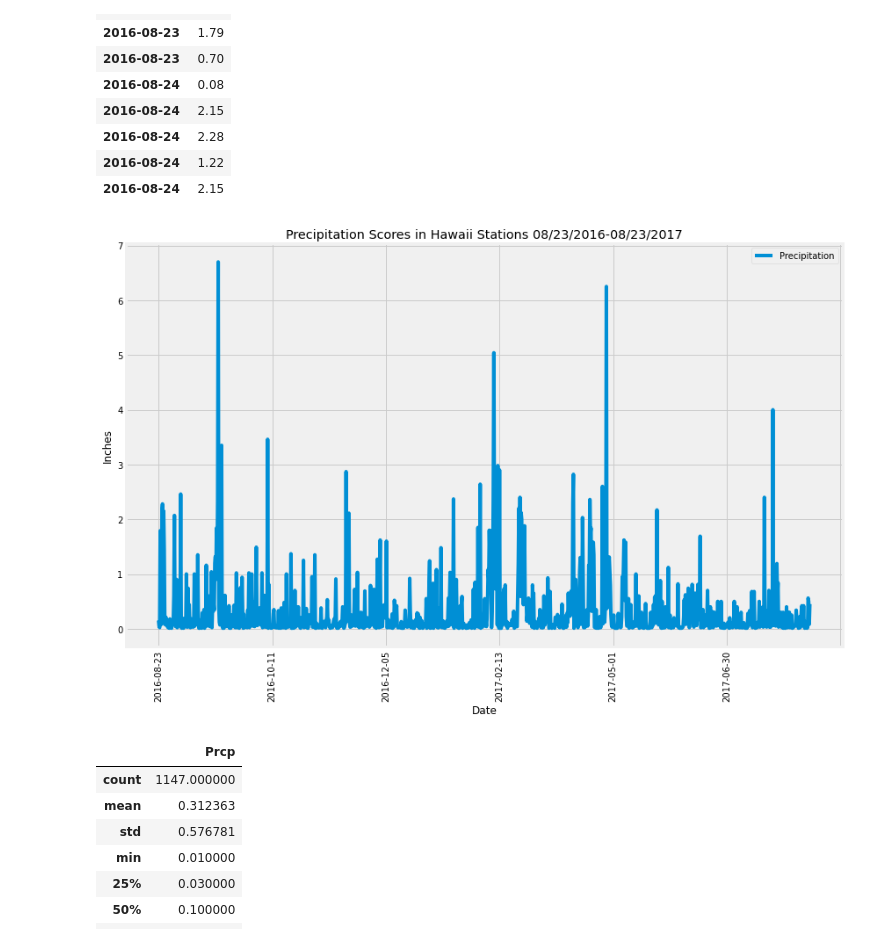
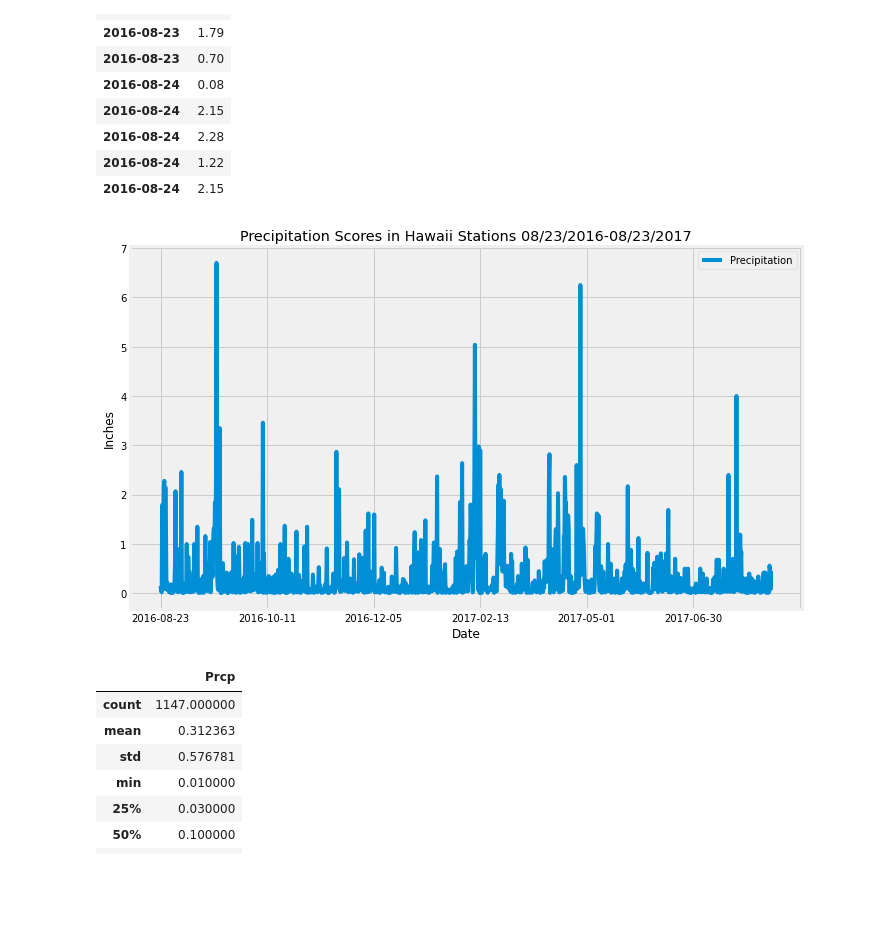
Before and after one commit to MabelDS89/sqlalchemy-challenge, a Jupyter notebook: Climate.ipynb, the cells around one changed output. Drawn from its saved outputs; the diff is of its cells as text; code cells hidden in the pictures; blank space fills up the shorter version.

```diff
--- a/Climate.ipynb
+++ b/Climate.ipynb
@@ -156,30 +156,30 @@ prcp_df.head(10)
 # %%
 # Use Pandas Plotting with Matplotlib to plot the data
 # # Make a list of dates in DataFrame
 # date_list = [result[0] for result in prcp_12mo]
 # date_list
 
 # # Create a list of unique dates for plot xtick marks
 # date_list_unique = [prcp_df.index.unique()]
 # date_list_unique
 
 # # Make a list of precipitation scores in DataFrame
 # prcp_list = [result[1] for result in prcp_12mo]
 # prcp_list
 
 # # Create a list of unique precipitation scores for plot ytick marks
 # prcp_list_unique = [prcp_df['Prcp'].unique()]
 # prcp_list_unique
 
-prcp_df.plot(kind="line",figsize=(12,8),title='Precipitation Scores in Hawaii Stations 08/23/2016-08/23/2017',stacked=True,fontsize=10)
+prcp_df.plot(kind="line",figsize=(10,6),title='Precipitation Scores in Hawaii Stations 08/23/2016-08/23/2017',stacked=True,fontsize=10)
 plt.ylabel("Inches")
 plt.legend(['Precipitation'],loc='best')
-plt.xticks(rotation='vertical')
+# plt.xticks("add each date in quotes separated by commas" rotation='vertical')
 plt.grid(b=True)
 plt.tight_layout()
 plt.show()
 # %% [output]
-[figure, old version]
+[figure, new version]
 # %%
 # Use Pandas to calcualte the summary statistics for the precipitation data
 summary_prcp_df = prcp_df.describe()
```
Also changed, not shown: parts of 2 cells of this notebook, 1 other file.
